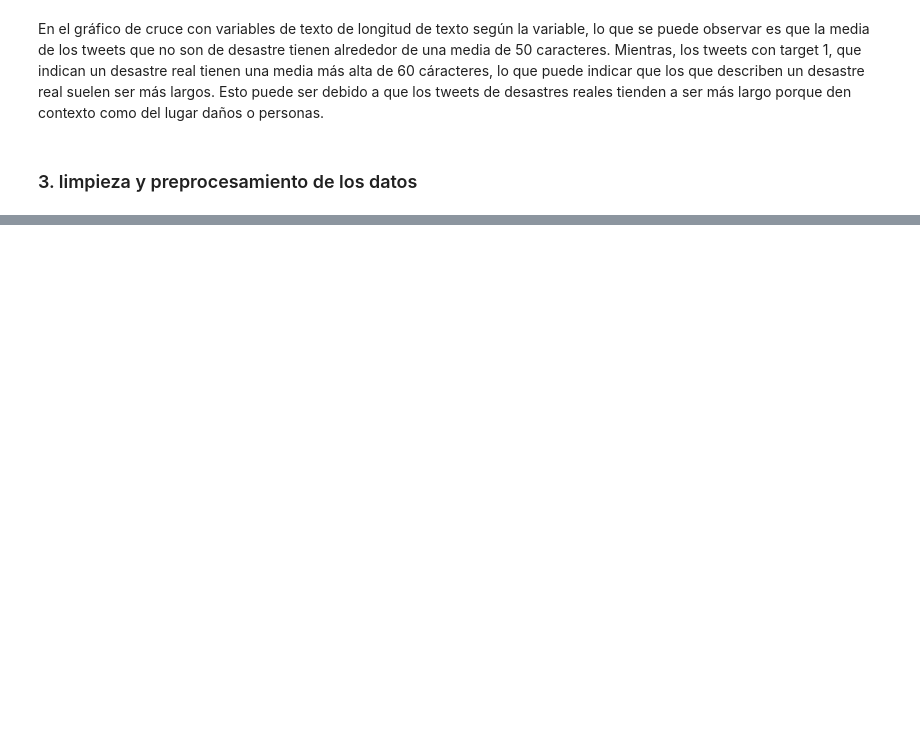
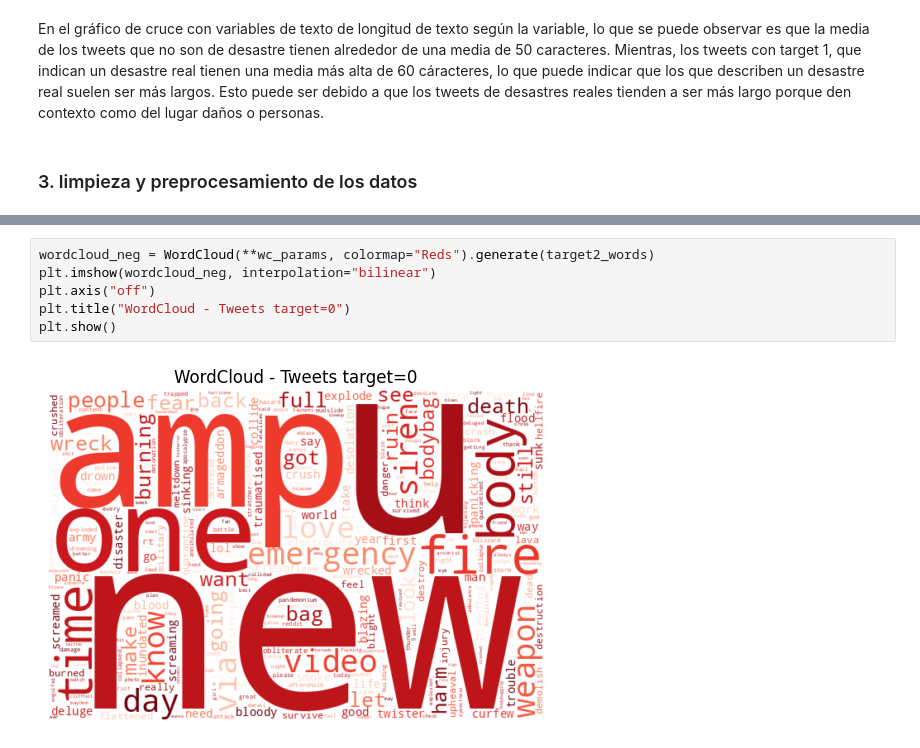
Before and after one commit to angelargd8/lab5-ds, a Jupyter notebook: main.ipynb, the cells around one changed output, grey strips where cells are left out. Saved outputs shown, nothing was run; the diff lists cells and outputs as text; blank space fills up the shorter version.

```diff
--- a/main.ipynb
+++ b/main.ipynb
@@ -294,0 +320,8 @@ df
+# %%
+wordcloud_neg = WordCloud(**wc_params, colormap="Reds").generate(target2_words)
+plt.imshow(wordcloud_neg, interpolation="bilinear")
+plt.axis("off")
+plt.title("WordCloud - Tweets target=0")
+plt.show()
+# %% [output]
+[figure, added]
```
Also changed, not shown: parts of 5 cells of this notebook.
